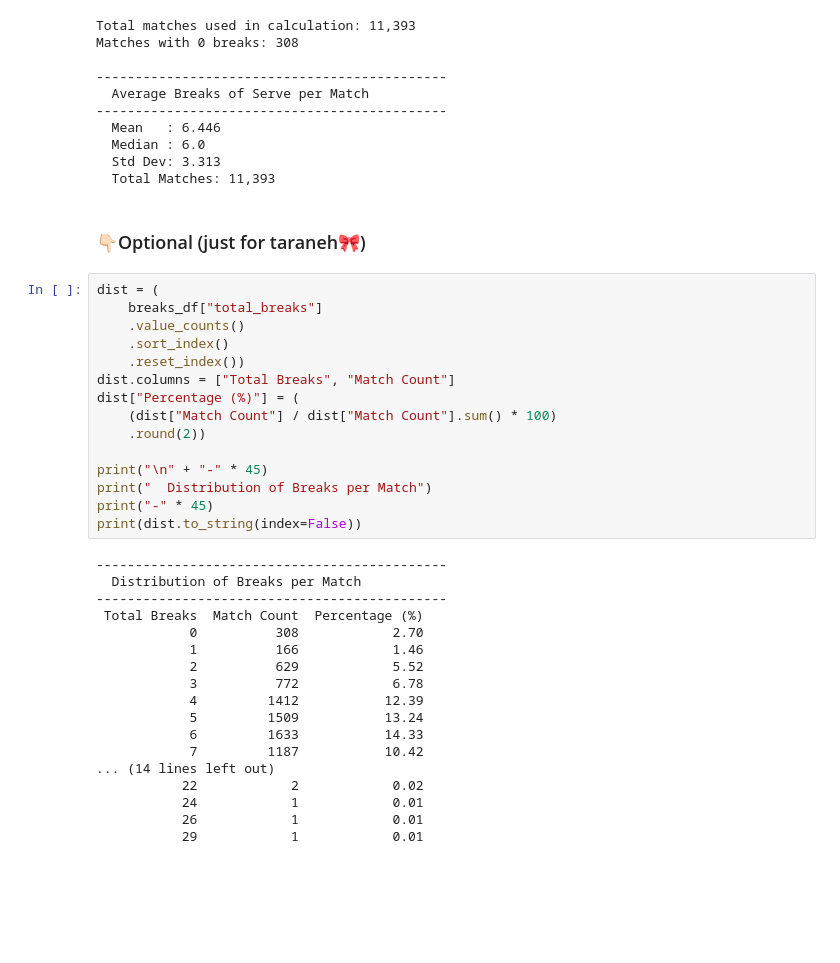
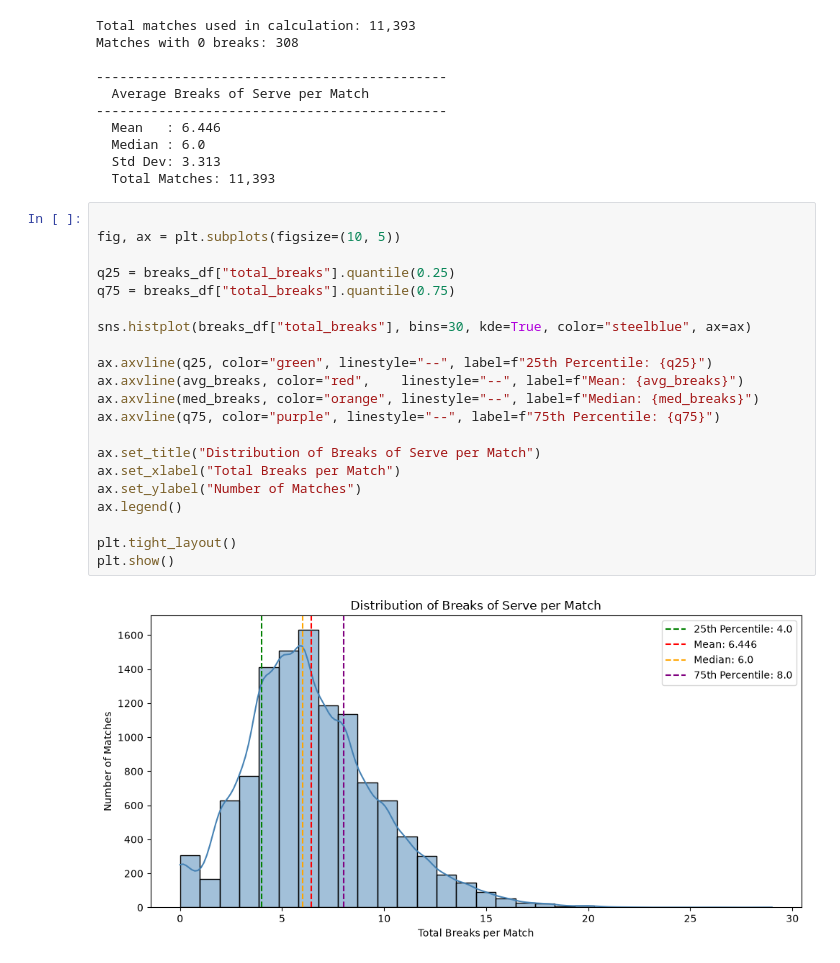
Before and after one commit to tarannommoghimi/Tennis-project, a Jupyter notebook: Javadi/question17_.ipynb, the cells around one changed output. Cells and saved outputs as stored; diff of their text form; blank space fills up the shorter version.

```diff
--- a/Javadi/question17_.ipynb
+++ b/Javadi/question17_.ipynb
@@ -63,38 +65,26 @@ Matches with 0 breaks: 308
   Median : 6.0
   Std Dev: 3.313
   Total Matches: 11,393
-# %% [markdown]
-### 👇🏻Optional (just for taraneh🎀)
-# %%
-dist = (
-    breaks_df["total_breaks"]
-    .value_counts()
-    .sort_index()
-    .reset_index())
-dist.columns = ["Total Breaks", "Match Count"]
-dist["Percentage (%)"] = (
-    (dist["Match Count"] / dist["Match Count"].sum() * 100)
-    .round(2))
-
-print("\n" + "-" * 45)
-print("  Distribution of Breaks per Match")
-print("-" * 45)
-print(dist.to_string(index=False))
-# %% [output]
----------------------------------------------
-  Distribution of Breaks per Match
----------------------------------------------
- Total Breaks  Match Count  Percentage (%)
-            0          308            2.70
-            1          166            1.46
-            2          629            5.52
-            3          772            6.78
-            4         1412           12.39
-            5         1509           13.24
-            6         1633           14.33
-            7         1187           10.42
-... (14 lines left out)
-           22            2            0.02
-           24            1            0.01
-           26            1            0.01
-           29            1            0.01
+# %%
+
+fig, ax = plt.subplots(figsize=(10, 5))
+
+q25 = breaks_df["total_breaks"].quantile(0.25)
+q75 = breaks_df["total_breaks"].quantile(0.75)
+
+sns.histplot(breaks_df["total_breaks"], bins=30, kde=True, color="steelblue", ax=ax)
+
+ax.axvline(q25, color="green", linestyle="--", label=f"25th Percentile: {q25}")
+ax.axvline(avg_breaks, color="red",    linestyle="--", label=f"Mean: {avg_breaks}")
+ax.axvline(med_breaks, color="orange", linestyle="--", label=f"Median: {med_breaks}")
+ax.axvline(q75, color="purple", linestyle="--", label=f"75th Percentile: {q75}")
+
+ax.set_title("Distribution of Breaks of Serve per Match")
+ax.set_xlabel("Total Breaks per Match")
+ax.set_ylabel("Number of Matches")
+ax.legend()
+
+plt.tight_layout()
+plt.show()
+# %% [output]
+[figure, added]
```
Also changed, not shown: parts of 1 cell of this notebook, 4 other files.
